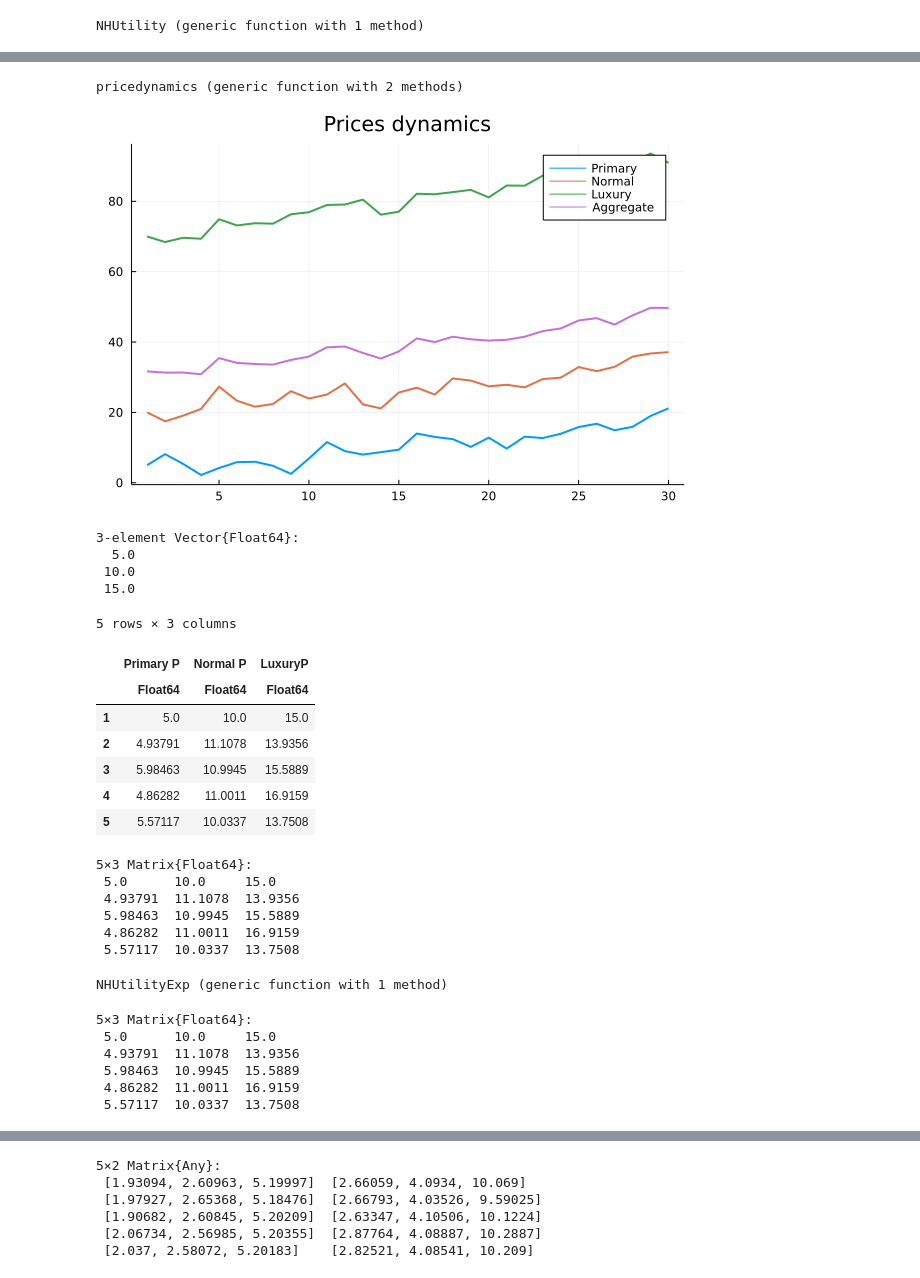
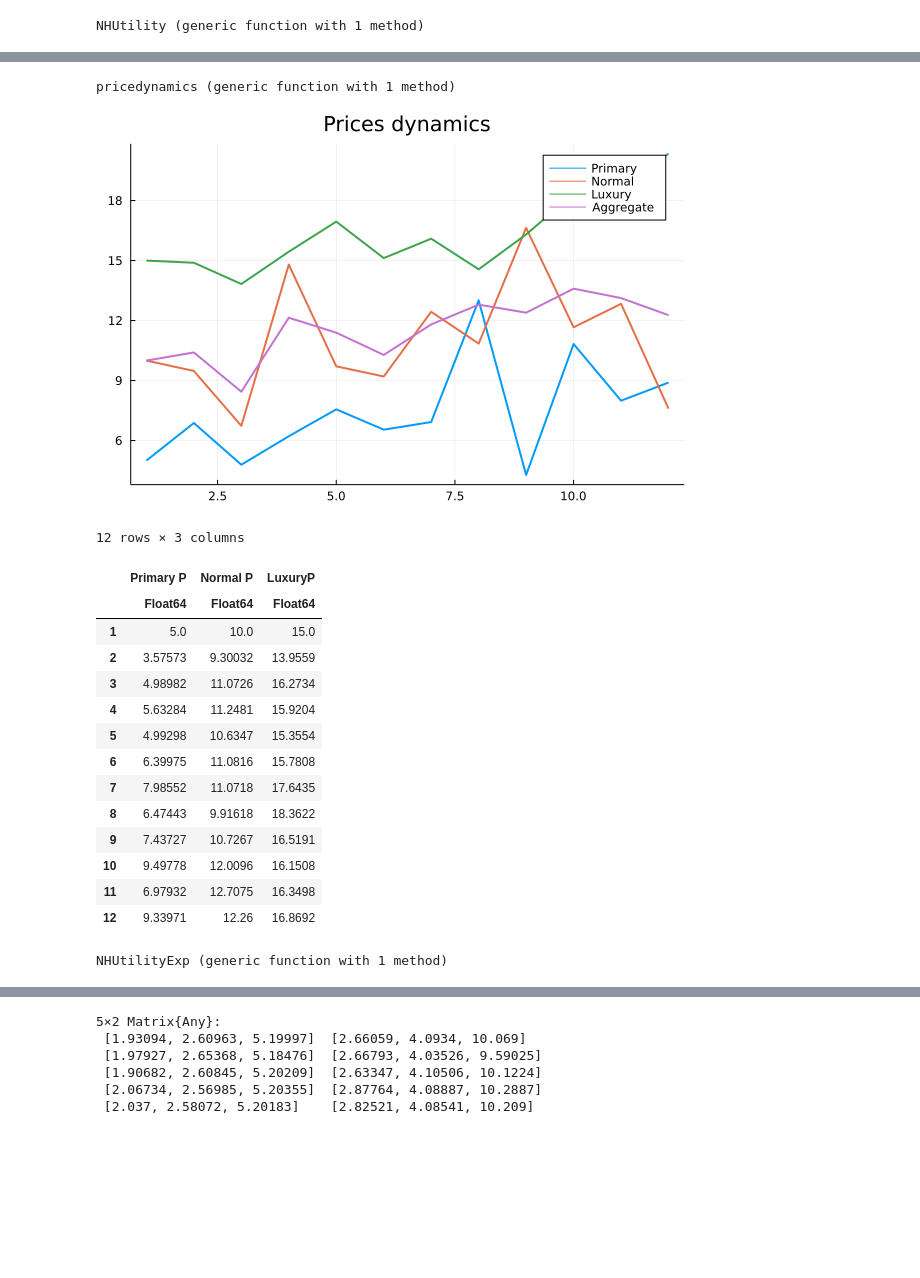
Before and after one commit to antoineding/IIRUHH_master, a Jupyter notebook: U_find.ipynb, the cells around one changed output, grey strips where cells are left out. Cells and saved outputs as stored; diff of their text form; code cells hidden in the pictures; blank space fills up the shorter version.

```diff
--- a/U_find.ipynb
+++ b/U_find.ipynb
@@ -313,0 +302,4 @@ p
+# %%
+p=[5.0, 10.0, 15.0]
+C=[5.0, 1.0, 10.0]
+T=12
@@ -482,8 +456,7 @@ p
 # %%
 #Price dynamics
 using Plots, DataFrames
-
-function pricedynamics(p, T::Int64;cal=cal,N=3)
+function pricedynamics(p::Vector{Float64}, T::Int64; cal=cal, N=3)
 #Time and number of household considered
     #Get our price level dynamics
     shock_size=2
@@ -509,18 +482,11 @@ function pricedynamics(p, T::Int64;cal=cal,N=3)
     return plot(pricesplot, title="Prices dynamics", label=["Primary" "Normal" "Luxury" "Aggregate"], lw=2)
 end
 # %% [output]
-pricedynamics (generic function with 2 methods)
+pricedynamics (generic function with 1 method)
 # %%
-pricedynamics(p,30)
+pricedynamics(p,T)
 # %% [output]
-[figure, old version]
+[figure, new version]
-# %%
-p=[5.0, 10.0, 15.0]
-# %% [output]
-3-element Vector{Float64}:
-  5.0
- 10.0
- 15.0
 # %%
 function prices(T::Int64 , p::Vector{Float64};cal=cal)
     #Prices normalized at date t=1
@@ -553,30 +519,27 @@ function prices(T::Int64 , p::Vector{Float64};cal=cal)
     return [pp pn pl]
 end
 
-T=5
-p=prices(T, p)
+ptime=prices(T, p)
 
-data=DataFrame(p,:auto)
+data=DataFrame(ptime,:auto)
 
 rename!(data,[:"Primary P",:"Normal P", :"LuxuryP"])
 # %% [output]
-5 rows × 3 columns
+12 rows × 3 columns
 |  | Primary P | Normal P | LuxuryP |
 |  | Float64 | Float64 | Float64 |
 | 1 | 5.0 | 10.0 | 15.0 |
-| 2 | 4.93791 | 11.1078 | 13.9356 |
-| 3 | 5.98463 | 10.9945 | 15.5889 |
-| 4 | 4.86282 | 11.0011 | 16.9159 |
-| 5 | 5.57117 | 10.0337 | 13.7508 |
+| 2 | 3.57573 | 9.30032 | 13.9559 |
+| 3 | 4.98982 | 11.0726 | 16.2734 |
+| 4 | 5.63284 | 11.2481 | 15.9204 |
+| 5 | 4.99298 | 10.6347 | 15.3554 |
+| 6 | 6.39975 | 11.0816 | 15.7808 |
+| 7 | 7.98552 | 11.0718 | 17.6435 |
+| 8 | 6.47443 | 9.91618 | 18.3622 |
+| 9 | 7.43727 | 10.7267 | 16.5191 |
+| 10 | 9.49778 | 12.0096 | 16.1508 |
+| 11 | 6.97932 | 12.7075 | 16.3498 |
+| 12 | 9.33971 | 12.26 | 16.8692 |
-# %%
-p
-# %% [output]
-5×3 Matrix{Float64}:
- 5.0      10.0     15.0
- 4.93791  11.1078  13.9356
- 5.98463  10.9945  15.5889
- 4.86282  11.0011  16.9159
- 5.57117  10.0337  13.7508
 # %%
 function NHUtilityExp(C::Vector{Float64}, p::Vector{Float64}, E; cal=cal,tol=1e-10,T=100)
     res = nlsolve(u->[solvingNH(u[1], C, p)], [1.0])
@@ -635,15 +598,6 @@ function NHUtilityExp(C::Vector{Float64}, p::Vector{Float64}, E; cal=cal,tol=1e-
 end
 # %% [output]
 NHUtilityExp (generic function with 1 method)
-# %%
-p
-# %% [output]
-5×3 Matrix{Float64}:
- 5.0      10.0     15.0
- 4.93791  11.1078  13.9356
- 5.98463  10.9945  15.5889
- 4.86282  11.0011  16.9159
- 5.57117  10.0337  13.7508
 # %%
 function NHUtilitytime(C::Vector{Float64}, p::Matrix{Float64}, T::Int64;cal=cal,tol=1e-10)
     Exp=[]
```
Also changed, not shown: parts of 28 cells of this notebook.
